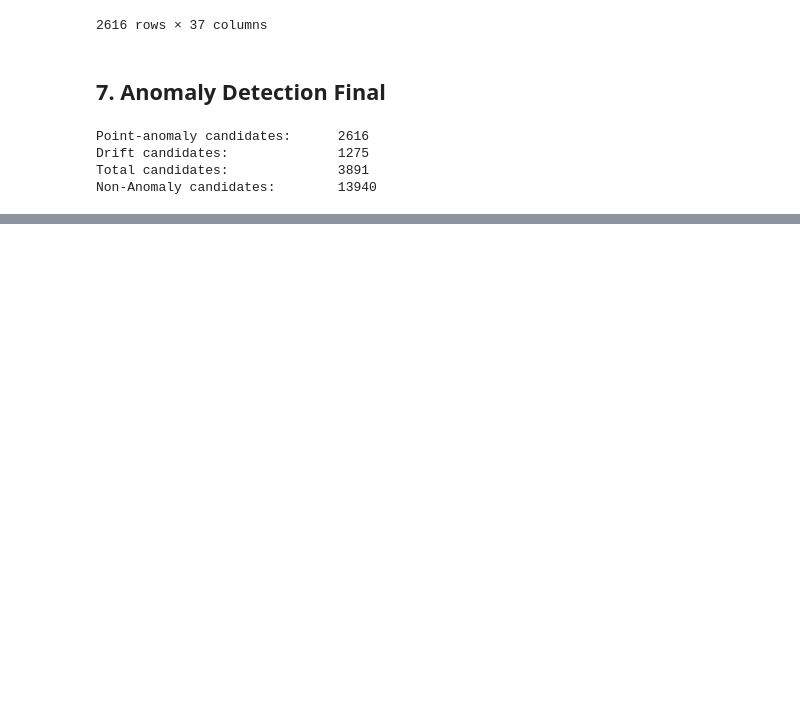
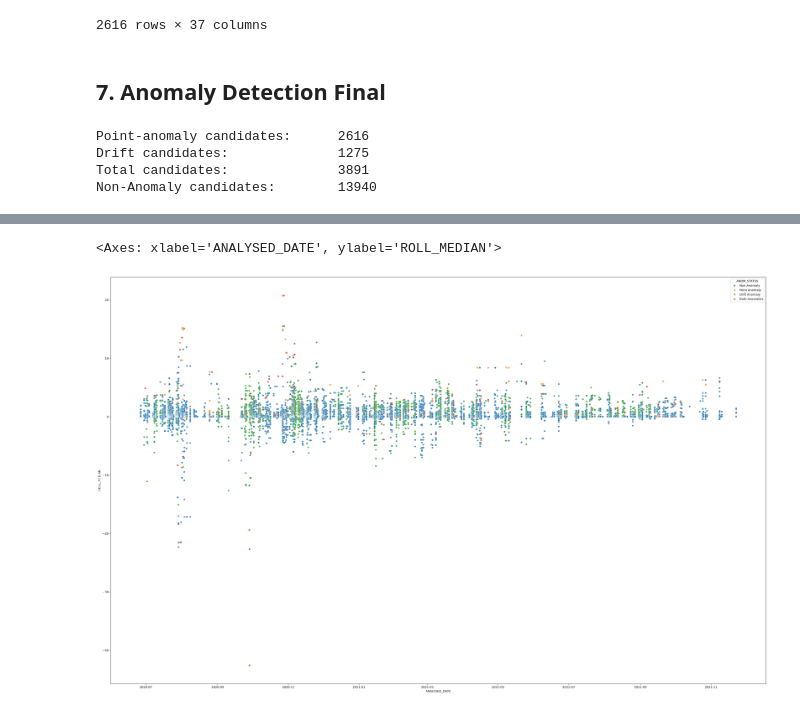
Before and after one commit to Jettiz/QUT-Capstone-Team-32-Datamine-QC-Quality-Control, a Jupyter notebook: notebooks/Blanks_Detection_Model.ipynb, the cells around one changed output, grey strips where cells are left out. Drawn from its saved outputs; the diff is of its cells as text; code cells hidden in the pictures; blank space fills up the shorter version.

```diff
--- a/notebooks/Blanks_Detection_Model.ipynb
+++ b/notebooks/Blanks_Detection_Model.ipynb
@@ -389,0 +389,12 @@ Both Anomalies:
+# %%
+plt.figure(figsize=(40, 25))
+sns.scatterplot(
+    data=filtered_df.reset_index(),
+    x='ANALYSED_DATE',
+    y='ROLL_MEDIAN',
+    hue='ANOM_STATUS',
+    alpha=0.8
+)
+# %% [output]
+<Axes: xlabel='ANALYSED_DATE', ylabel='ROLL_MEDIAN'>
+[figure, added]
```
Also changed, not shown: parts of 1 cell of this notebook.
